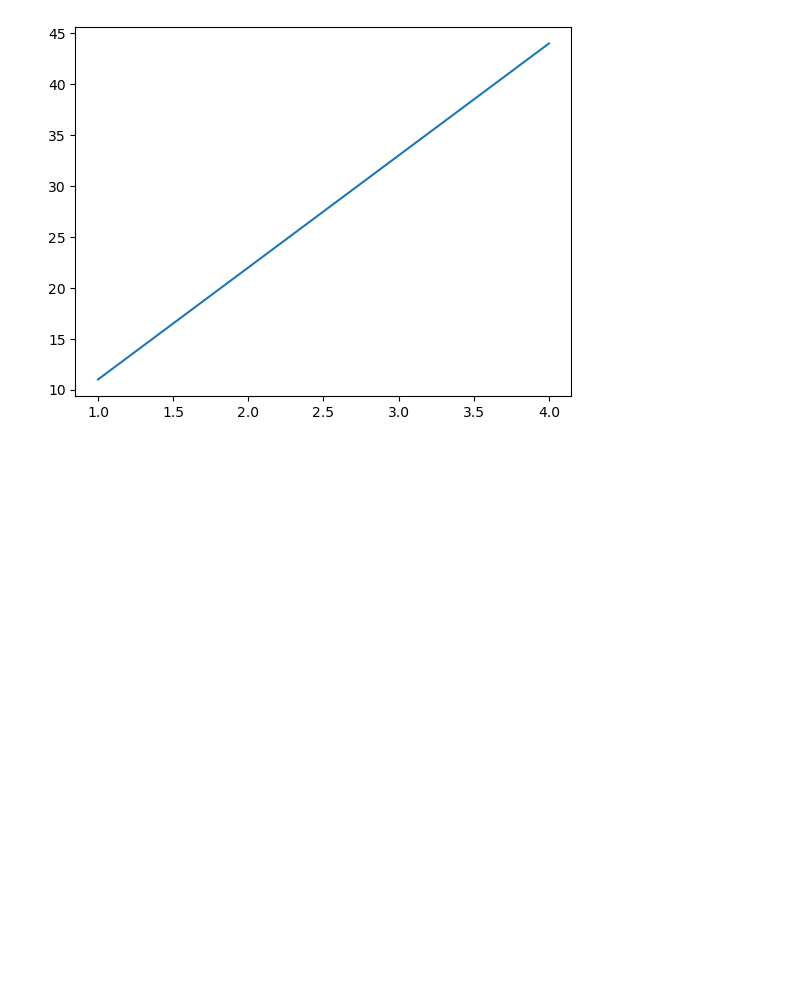
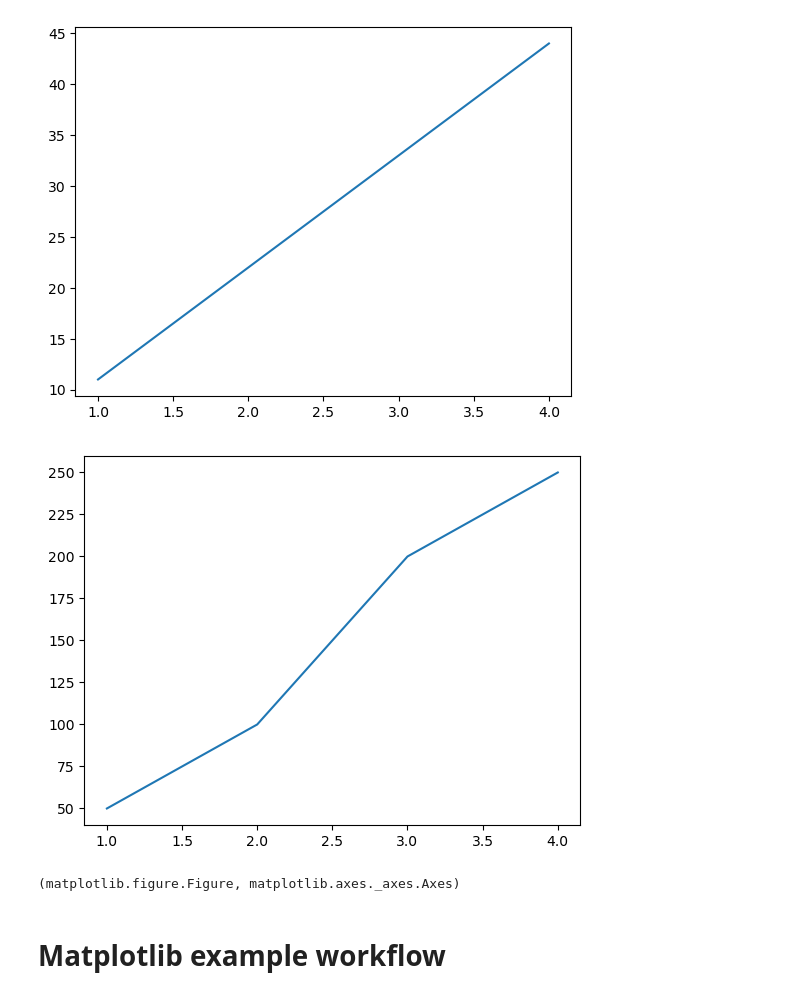
Before and after one commit to Combatd/complete_MLDataScience_bootcamp, a Jupyter notebook: introduction-to-matplotlib.ipynb, the cells around one changed output. Cells and saved outputs as stored; diff of their text form; code cells hidden in the pictures; blank space fills up the shorter version.

Commit message:
Create figure with matplotlib

```diff
--- a/introduction-to-matplotlib.ipynb
+++ b/introduction-to-matplotlib.ipynb
@@ -50,3 +50,13 @@ ax.plot(x, y) # add some data
 plt.show()
 # %% [output]
 [figure]
+# %%
+fig, ax = plt.subplots()
+ax.plot(x, [50, 100, 200, 250]) # add some data
+plt.show()
+type(fig), type(ax)
+# %% [output]
+[figure, added]
+(matplotlib.figure.Figure, matplotlib.axes._axes.Axes)
+# %% [markdown]
+# Matplotlib example workflow
```
Also changed, not shown: parts of 3 cells of this notebook, 1 other file.
